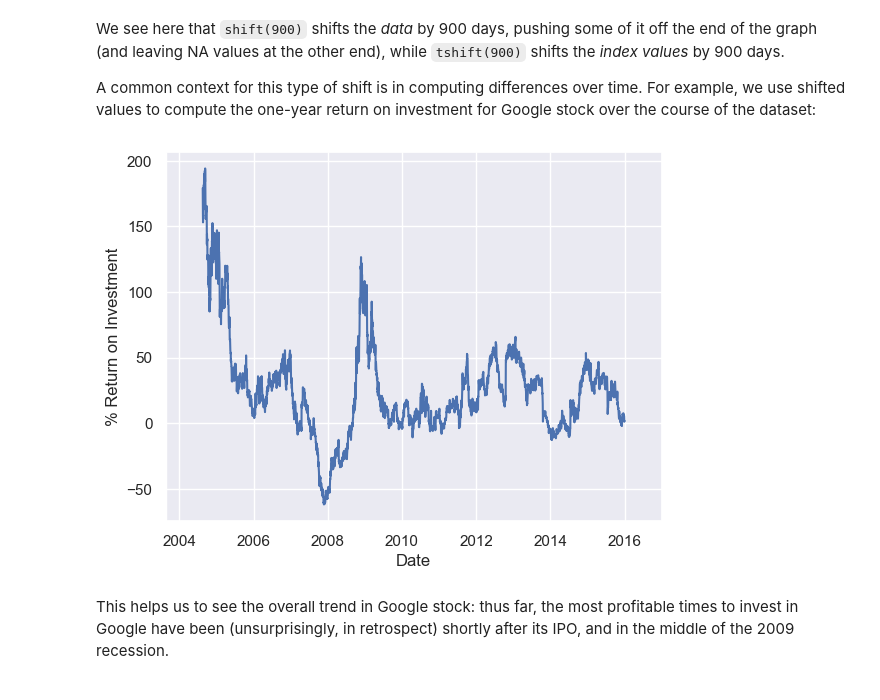
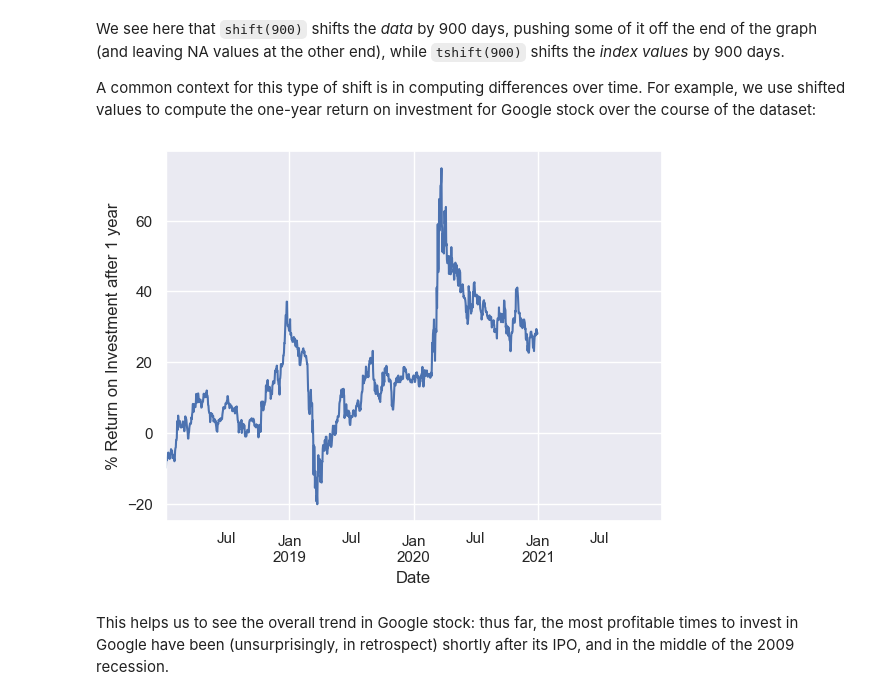
Before and after one commit to ychoi-kr/PythonDataScienceHandbook-2nd-KO, a Jupyter notebook: notebooks_v2/03.11-Working-with-Time-Series.ipynb, the cells around one changed output. Drawn from its saved outputs; the diff is of its cells as text; code cells hidden in the pictures.

```diff
--- a/notebooks_v2/03.11-Working-with-Time-Series.ipynb
+++ b/notebooks_v2/03.11-Working-with-Time-Series.ipynb
@@ -168,8 +168,8 @@ In the next section, we will take a closer look at manipulating time series data
 Where the Pandas time series tools really become useful is when you begin to *index data by timestamps*.
 For example, we can construct a ``Series`` object that has time indexed data:
 # %%
-index = pd.DatetimeIndex(['2014-07-04', '2014-08-04',
-                          '2015-07-04', '2015-08-04'])
+index = pd.DatetimeIndex(['2020-07-04', '2020-08-04',
+                          '2021-07-04', '2021-08-04'])
 data = pd.Series([0, 1, 2, 3], index=index)
 data
 # %% [output]
@@ -360,11 +358,13 @@ Here we will load Google's closing price history:
 # %%
+#!pip install yfinance
+
 from pandas_datareader import data
 import yfinance as yf
 
 yf.pdr_override()
-goog = data.DataReader('GOOG', start='2004-01-01', end='2016-12-31')
+sp500 = data.DataReader('^GSPC', start='2018-01-01', end='2021-12-31')
 
-goog.head()
+sp500.head()
 # %% [output]
 [*********************100%***********************]  1 of 1 completed
 |  | Open | High | Low | Close | Adj Close | Volume |
@@ -381,3 +379,5 @@ goog = goog['Close']
+# %%
+sp500 = sp500['Close']
 # %% [markdown]
 We can visualize this using the ``plot()`` method, after the normal Matplotlib setup boilerplate (see [Chapter 4](04.00-Introduction-To-Matplotlib.ipynb)):
 # %%
@@ -467,11 +439,13 @@ We see here that ``shift(900)`` shifts the *data* by 900 days, pushing some of i
 
 A common context for this type of shift is in computing differences over time. For example, we use shifted values to compute the one-year return on investment for Google stock over the course of the dataset:
 # %%
-ROI = 100 * (goog.tshift(-365) / goog - 1)
+sp500 = sp500.asfreq('D', method='pad')
+
+ROI = 100 * (sp500.shift(-365) - sp500) / sp500
 ROI.plot()
-plt.ylabel('% Return on Investment');
+plt.ylabel('% Return on Investment after 1 year');
 # %% [output]
-[figure, old version]
+[figure, new version]
 # %% [markdown]
 This helps us to see the overall trend in Google stock: thus far, the most profitable times to invest in Google have been (unsurprisingly, in retrospect) shortly after its IPO, and in the middle of the 2009 recession.
 # %% [markdown]
```
Also changed, not shown: parts of 26 cells of this notebook.
